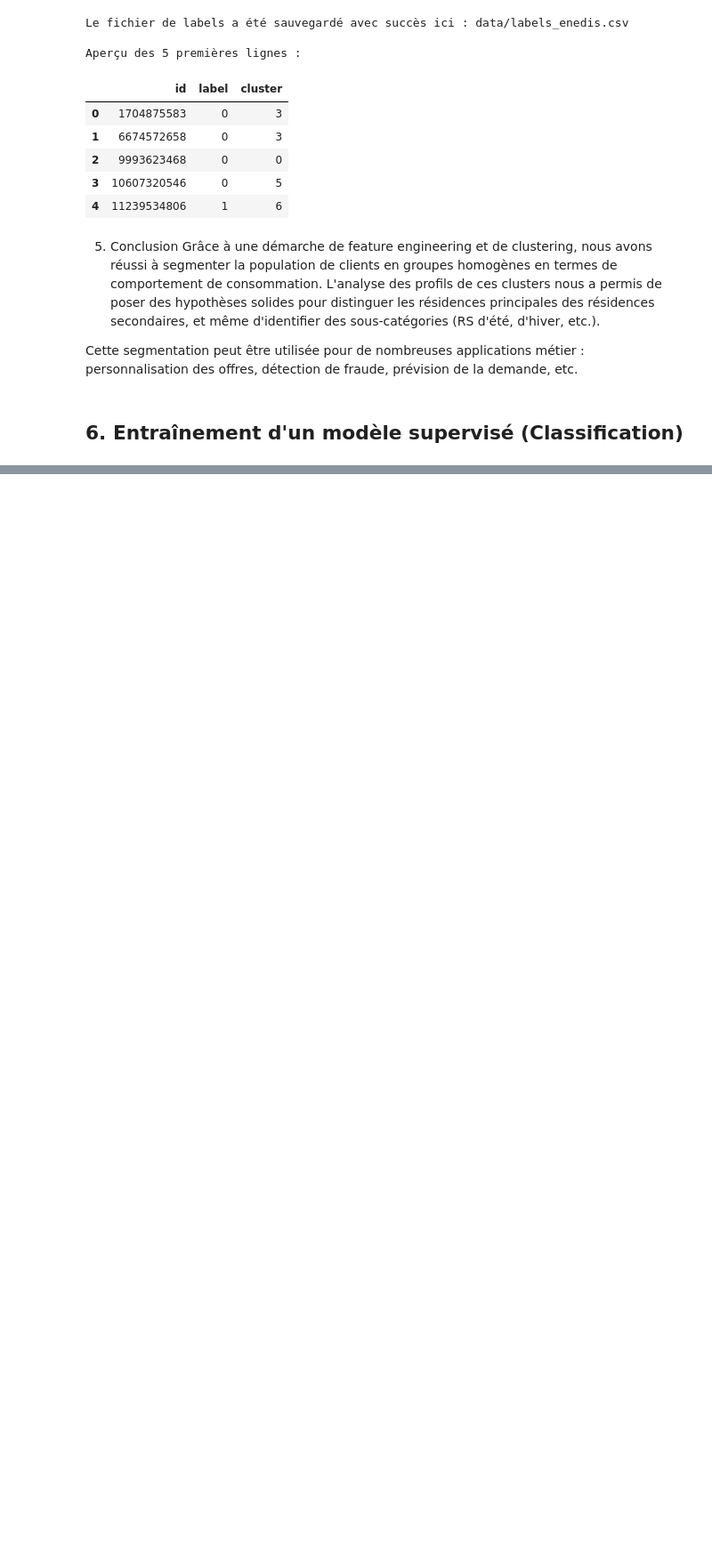
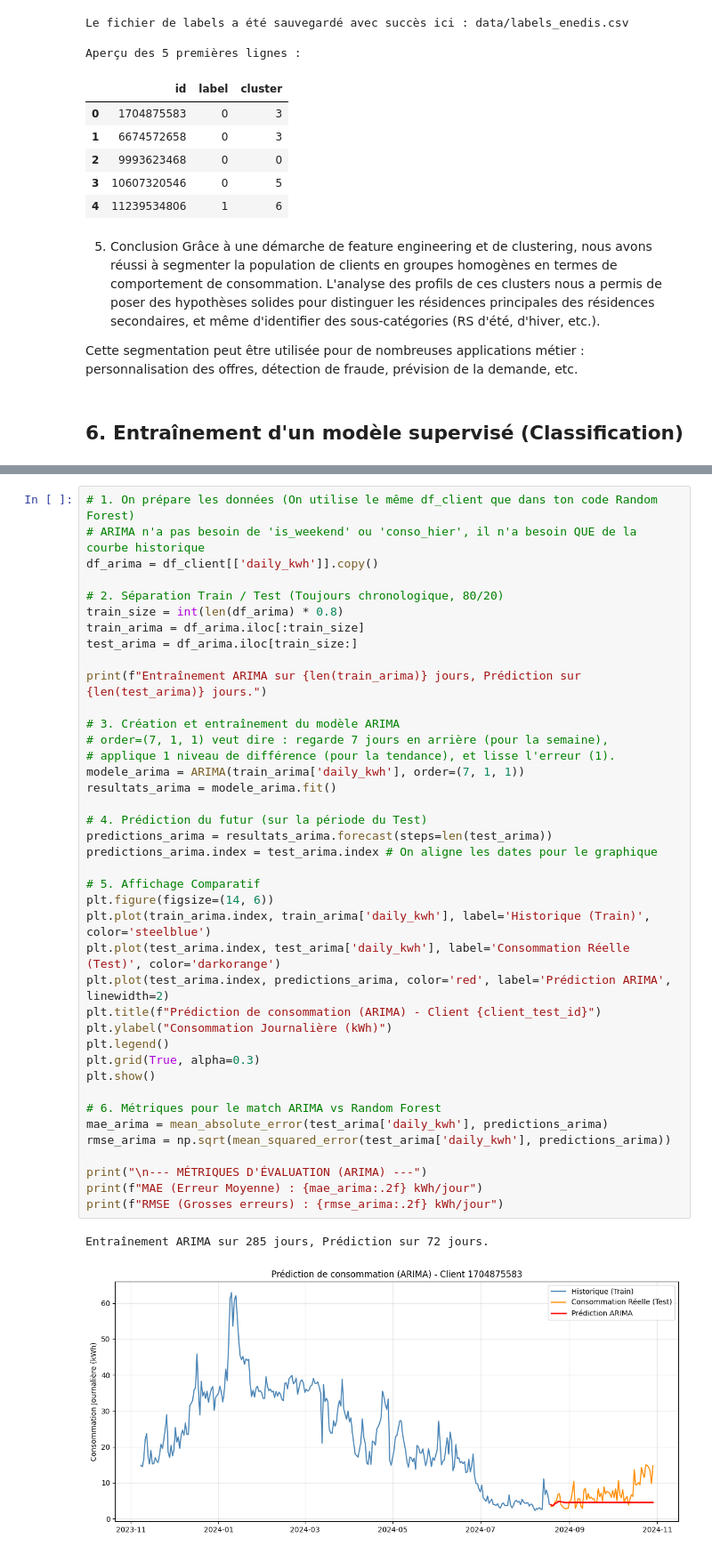
Before and after one commit to leonore-belle/projet-datascience-enedis, a Jupyter notebook: correction_td1.ipynb, the cells around one changed output, grey strips where cells are left out. Shown at 89% size. Saved outputs shown, nothing was run; the diff lists cells and outputs as text; blank space fills up the shorter version.

```diff
--- a/correction_td1.ipynb
+++ b/correction_td1.ipynb
@@ -834,0 +925,43 @@ weighted avg       0.98      0.98      0.98       100
+# %%
+# 1. On prépare les données (On utilise le même df_client que dans ton code Random Forest)
+# ARIMA n'a pas besoin de 'is_weekend' ou 'conso_hier', il n'a besoin QUE de la courbe historique
+df_arima = df_client[['daily_kwh']].copy()
+
+# 2. Séparation Train / Test (Toujours chronologique, 80/20)
+train_size = int(len(df_arima) * 0.8)
+train_arima = df_arima.iloc[:train_size]
+test_arima = df_arima.iloc[train_size:]
+
+print(f"Entraînement ARIMA sur {len(train_arima)} jours, Prédiction sur {len(test_arima)} jours.")
+
+# 3. Création et entraînement du modèle ARIMA
+# order=(7, 1, 1) veut dire : regarde 7 jours en arrière (pour la semaine),
+# applique 1 niveau de différence (pour la tendance), et lisse l'erreur (1).
+modele_arima = ARIMA(train_arima['daily_kwh'], order=(7, 1, 1))
+resultats_arima = modele_arima.fit()
+
+# 4. Prédiction du futur (sur la période du Test)
+predictions_arima = resultats_arima.forecast(steps=len(test_arima))
+predictions_arima.index = test_arima.index # On aligne les dates pour le graphique
+
+# 5. Affichage Comparatif
+plt.figure(figsize=(14, 6))
+plt.plot(train_arima.index, train_arima['daily_kwh'], label='Historique (Train)', color='steelblue')
+plt.plot(test_arima.index, test_arima['daily_kwh'], label='Consommation Réelle (Test)', color='darkorange')
+plt.plot(test_arima.index, predictions_arima, color='red', label='Prédiction ARIMA', linewidth=2)
+plt.title(f"Prédiction de consommation (ARIMA) - Client {client_test_id}")
+plt.ylabel("Consommation Journalière (kWh)")
+plt.legend()
+plt.grid(True, alpha=0.3)
+plt.show()
+
+# 6. Métriques pour le match ARIMA vs Random Forest
+mae_arima = mean_absolute_error(test_arima['daily_kwh'], predictions_arima)
+rmse_arima = np.sqrt(mean_squared_error(test_arima['daily_kwh'], predictions_arima))
+
+print("\n--- MÉTRIQUES D'ÉVALUATION (ARIMA) ---")
+print(f"MAE (Erreur Moyenne) : {mae_arima:.2f} kWh/jour")
+print(f"RMSE (Grosses erreurs) : {rmse_arima:.2f} kWh/jour")
+# %% [output]
+Entraînement ARIMA sur 285 jours, Prédiction sur 72 jours.
+[figure, added]
```
Also changed, not shown: parts of 14 cells of this notebook.
